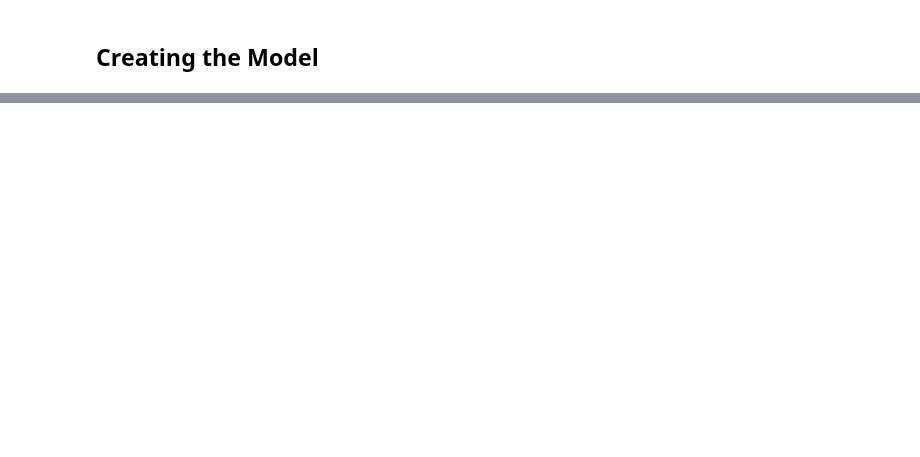
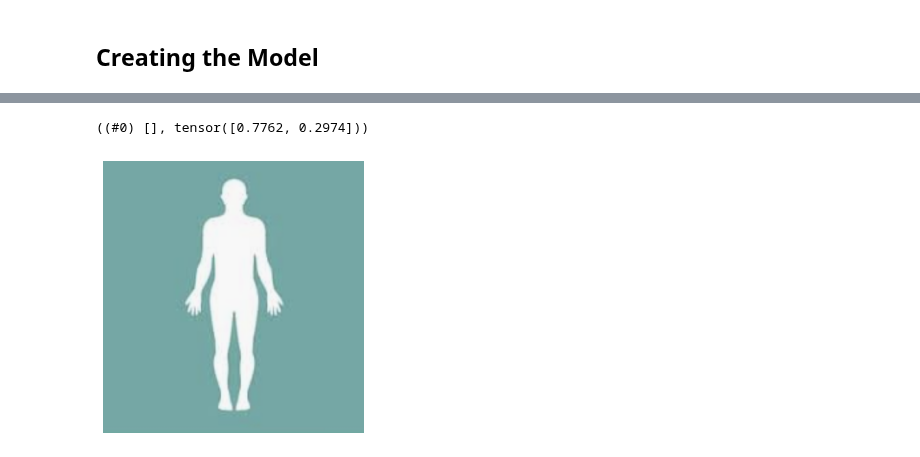
Before and after one commit to arunoda/fastai-v4, a Jupyter notebook: 06_3_multi_cat_cats_dogs_revisited.ipynb, the cells around one changed output, grey strips where cells are left out. Saved outputs shown, nothing was run; the diff lists cells and outputs as text; code cells hidden in the pictures; blank space fills up the shorter version.

```diff
--- a/06_3_multi_cat_cats_dogs_revisited.ipynb
+++ b/06_3_multi_cat_cats_dogs_revisited.ipynb
@@ -110,0 +127,3 @@ predictUploaded(0.9)
+# %%
+predictUploaded(0.9)
+# %% [output]
@@ -110,0 +131,2 @@ predictUploaded(0.9)
+((#0) [], tensor([0.7762, 0.2974]))
+[figure, added]
```
Also changed, not shown: parts of 28 cells of this notebook.
